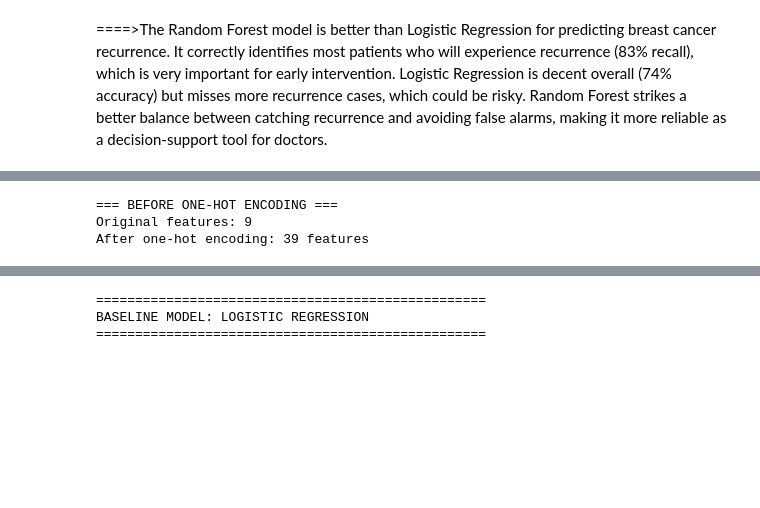
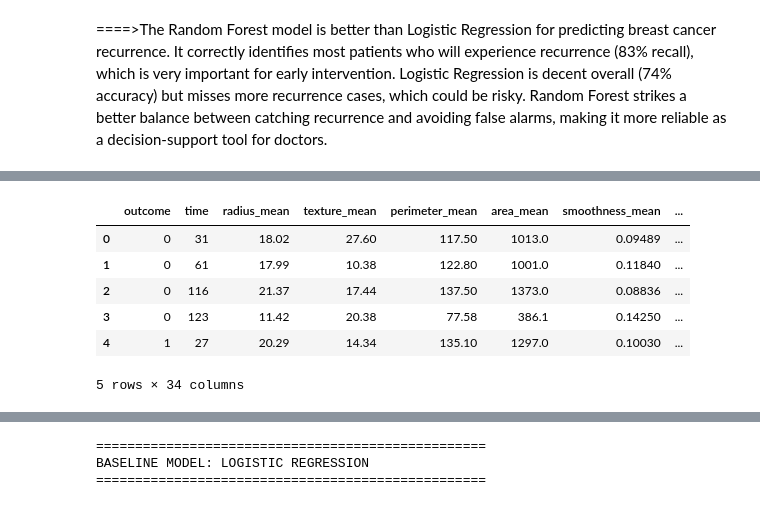
Before and after one commit to youssef060902/Algonomads_ML, a Jupyter notebook: Project.ipynb, the cells around one changed output, grey strips where cells are left out. Drawn from its saved outputs; the diff is of its cells as text; code cells hidden in the pictures; blank space fills up the shorter version.

```diff
--- a/Project.ipynb
+++ b/Project.ipynb
@@ -777,15 +771,17 @@ Text(0, 0.5, 'Count')
+# %%
+df.drop('id' , axis=1 , inplace=True)
+df.head()
+# %% [output]
+|  | outcome | time | radius_mean | texture_mean | perimeter_mean | area_mean | smoothness_mean | ... |
+| 0 | 0 | 31 | 18.02 | 27.60 | 117.50 | 1013.0 | 0.09489 | ... |
+| 1 | 0 | 61 | 17.99 | 10.38 | 122.80 | 1001.0 | 0.11840 | ... |
+| 2 | 0 | 116 | 21.37 | 17.44 | 137.50 | 1373.0 | 0.08836 | ... |
+| 3 | 0 | 123 | 11.42 | 20.38 | 77.58 | 386.1 | 0.14250 | ... |
+| 4 | 1 | 27 | 20.29 | 14.34 | 135.10 | 1297.0 | 0.10030 | ... |
+5 rows × 34 columns
 # %%
 
+
 # 6. Prepare features and target
-X = df.drop("target", axis=1)
-y = df["target"]
-
-# 7. One-hot encoding for categorical variables
-print("\n=== BEFORE ONE-HOT ENCODING ===")
-print(f"Original features: {X.shape[1]}")
-X = pd.get_dummies(X)
-print(f"After one-hot encoding: {X.shape[1]} features")
+X = df.drop("outcome", axis=1)
+y = df["outcome"]
-# %% [output]
-=== BEFORE ONE-HOT ENCODING ===
-Original features: 9
-After one-hot encoding: 39 features
```
Also changed, not shown: parts of 10 cells of this notebook, 1 other file.
